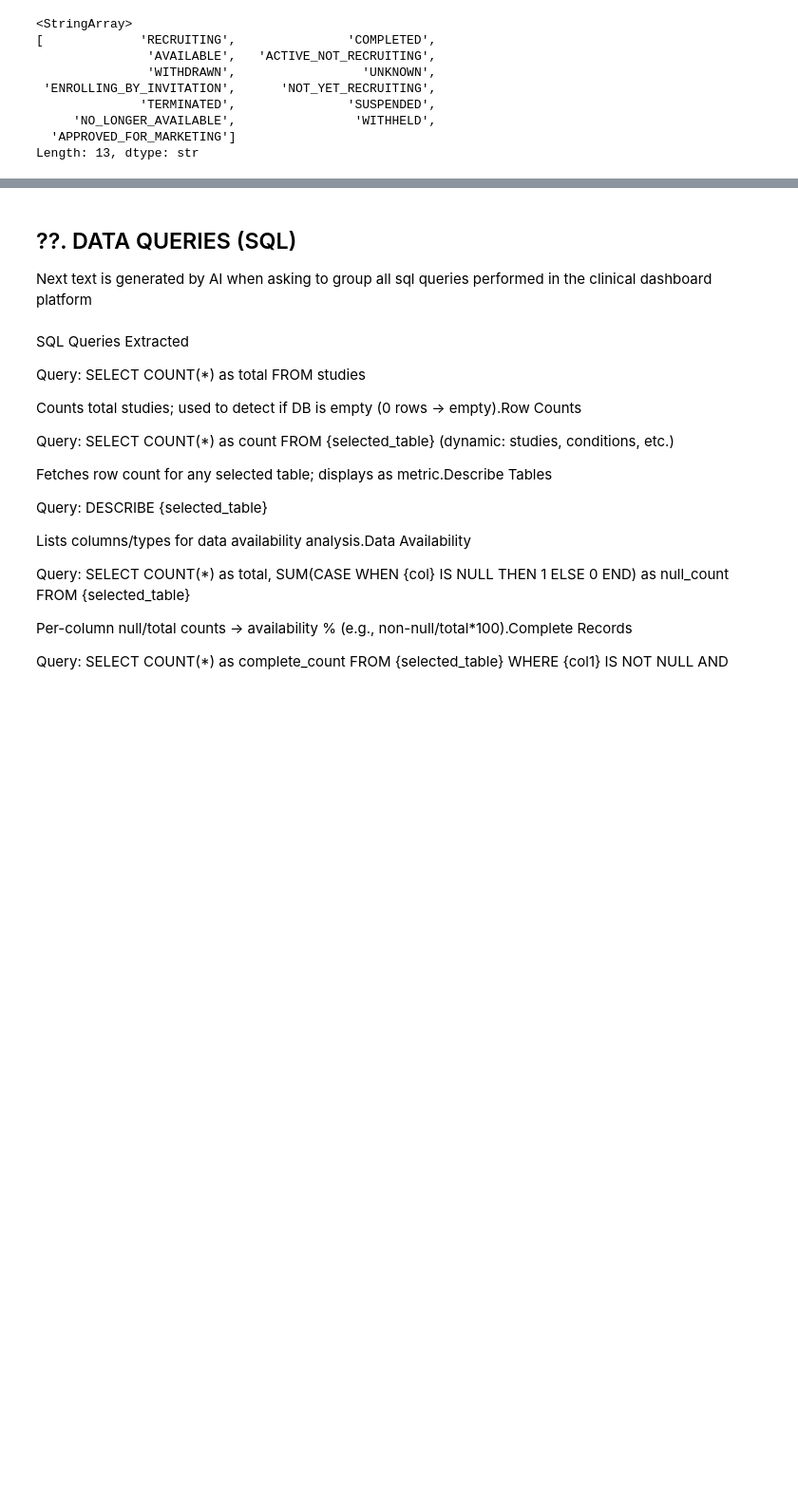
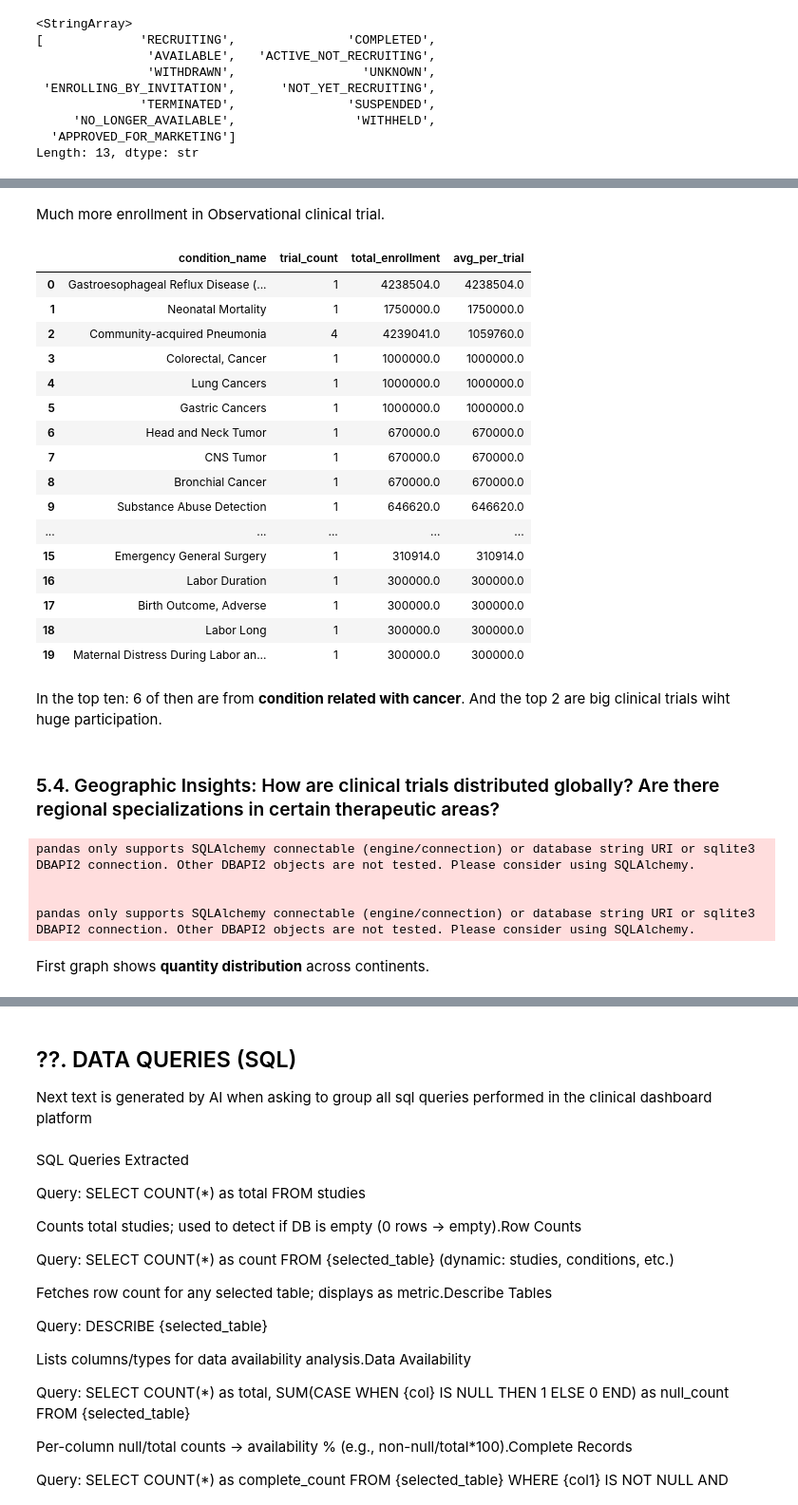
Before and after one commit to MarcHumet/Clinical-Trial-Analytics-Dashboard, a Jupyter notebook: CLINICAL_TRIAL_ANALYTICAL_EDA.ipynb, the cells around one changed output, grey strips where cells are left out. Shown at 95% size. Drawn from its saved outputs; the diff is of its cells as text; code cells hidden in the pictures; blank space fills up the shorter version.

```diff
--- a/CLINICAL_TRIAL_ANALYTICAL_EDA.ipynb
+++ b/CLINICAL_TRIAL_ANALYTICAL_EDA.ipynb
@@ -1213,0 +1342,26 @@ Length: 13, dtype: str
+# %% [markdown]
+Much more enrollment in Observational clinical trial.
+# %%
+display(df_conditions)
+# %% [output]
+|  | condition_name | trial_count | total_enrollment | avg_per_trial |
+| 0 | Gastroesophageal Reflux Disease (... | 1 | 4238504.0 | 4238504.0 |
+| 1 | Neonatal Mortality | 1 | 1750000.0 | 1750000.0 |
+| 2 | Community-acquired Pneumonia | 4 | 4239041.0 | 1059760.0 |
+| 3 | Colorectal, Cancer | 1 | 1000000.0 | 1000000.0 |
+| 4 | Lung Cancers | 1 | 1000000.0 | 1000000.0 |
+| 5 | Gastric Cancers | 1 | 1000000.0 | 1000000.0 |
+| 6 | Head and Neck Tumor | 1 | 670000.0 | 670000.0 |
+| 7 | CNS Tumor | 1 | 670000.0 | 670000.0 |
+| 8 | Bronchial Cancer | 1 | 670000.0 | 670000.0 |
+| 9 | Substance Abuse Detection | 1 | 646620.0 | 646620.0 |
+| ... | ... | ... | ... | ... |
+| 15 | Emergency General Surgery | 1 | 310914.0 | 310914.0 |
+| 16 | Labor Duration | 1 | 300000.0 | 300000.0 |
+| 17 | Birth Outcome, Adverse | 1 | 300000.0 | 300000.0 |
+| 18 | Labor Long | 1 | 300000.0 | 300000.0 |
+| 19 | Maternal Distress During Labor an... | 1 | 300000.0 | 300000.0 |
+# %% [markdown]
+In the top ten: 6 of then are from **condition related with cancer**. And the top 2 are big clinical trials wiht huge participation.
+# %% [markdown]
+### 5.4. Geographic Insights: How are clinical trials distributed globally? Are there regional specializations in certain therapeutic areas?
@@ -1213,0 +1401,21 @@ Length: 13, dtype: str
+# %%
+conn = get_db_connection_with_retry()
+df_global = pd.read_sql(global_dist_query, conn)
+df_special = pd.read_sql(regional_specialization_query, conn)
+
+# Global map/pie
+fig1 = px.pie(df_global, values='unique_trials', names='continent',
+              title="Trials by Continent")
+
+# Heatmap specializations
+fig2 = px.density_heatmap(df_special, x='continent', y='condition_name',
+                         z='trial_count', title="Regional Specializations")
+
+fig1.show(); fig2.show()
+# %% [output]
+pandas only supports SQLAlchemy connectable (engine/connection) or database string URI or sqlite3 DBAPI2 connection. Other DBAPI2 objects are not tested. Please consider using SQLAlchemy.
+
+
+pandas only supports SQLAlchemy connectable (engine/connection) or database string URI or sqlite3 DBAPI2 connection. Other DBAPI2 objects are not tested. Please consider using SQLAlchemy.
+# %% [markdown]
+First graph shows **quantity distribution** across continents.
```
Also changed, not shown: parts of 14 cells of this notebook.
